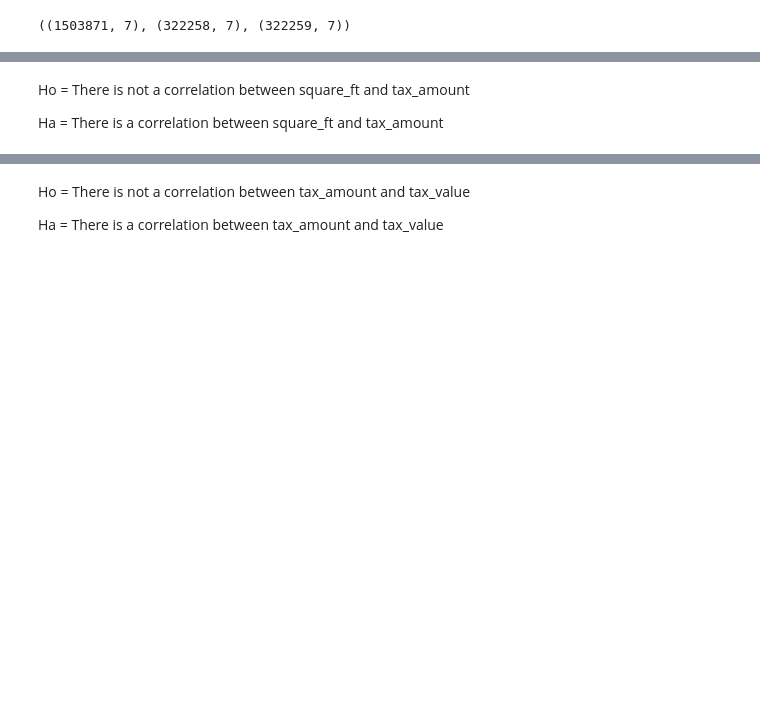
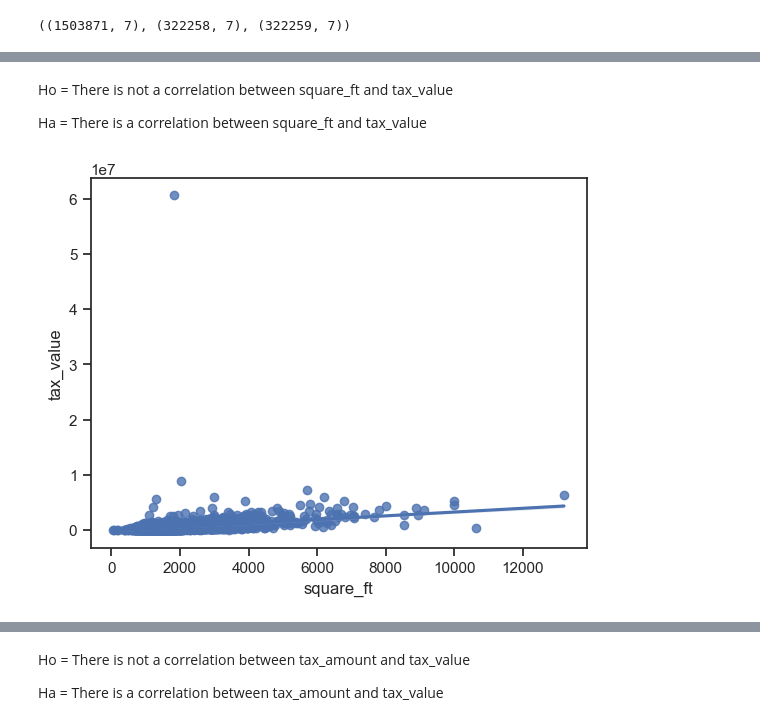
Before and after one commit to Msalazar2/regression-exercises, a Jupyter notebook: explore.ipynb, the cells around one changed output, grey strips where cells are left out. Drawn from its saved outputs; the diff is of its cells as text; code cells hidden in the pictures; blank space fills up the shorter version.

```diff
--- a/explore.ipynb
+++ b/explore.ipynb
@@ -36,4 +55,10 @@ e.plot_categorical_and_continuous_vars(train, 'year', 'tax_value')
 # %% [markdown]
-Ho = There is not a correlation between square_ft and tax_amount
+Ho = There is not a correlation between square_ft and tax_value
 
-Ha = There is a correlation between square_ft and tax_amount
+Ha = There is a correlation between square_ft and tax_value
+# %%
+sns.regplot(x='square_ft', y='tax_value', data=train.sample(5_000))
+
+plt.show()
+# %% [output]
+[figure, added]
```
Also changed, not shown: parts of 41 cells of this notebook, 2 other files.
